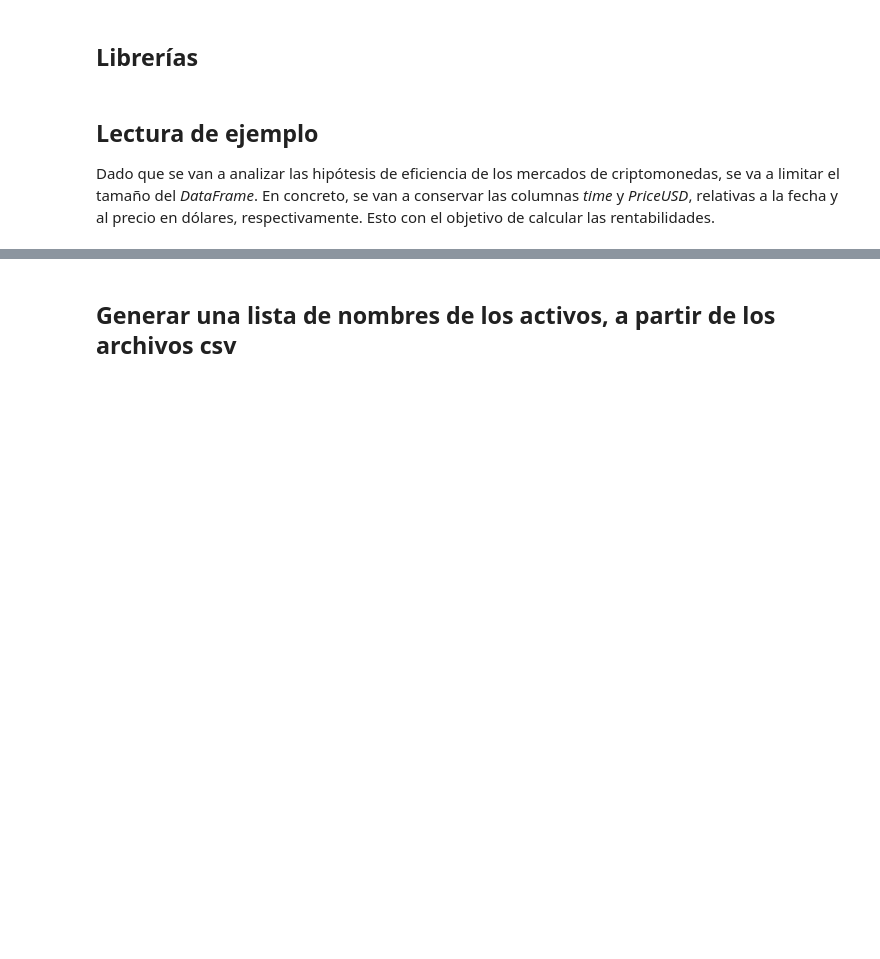
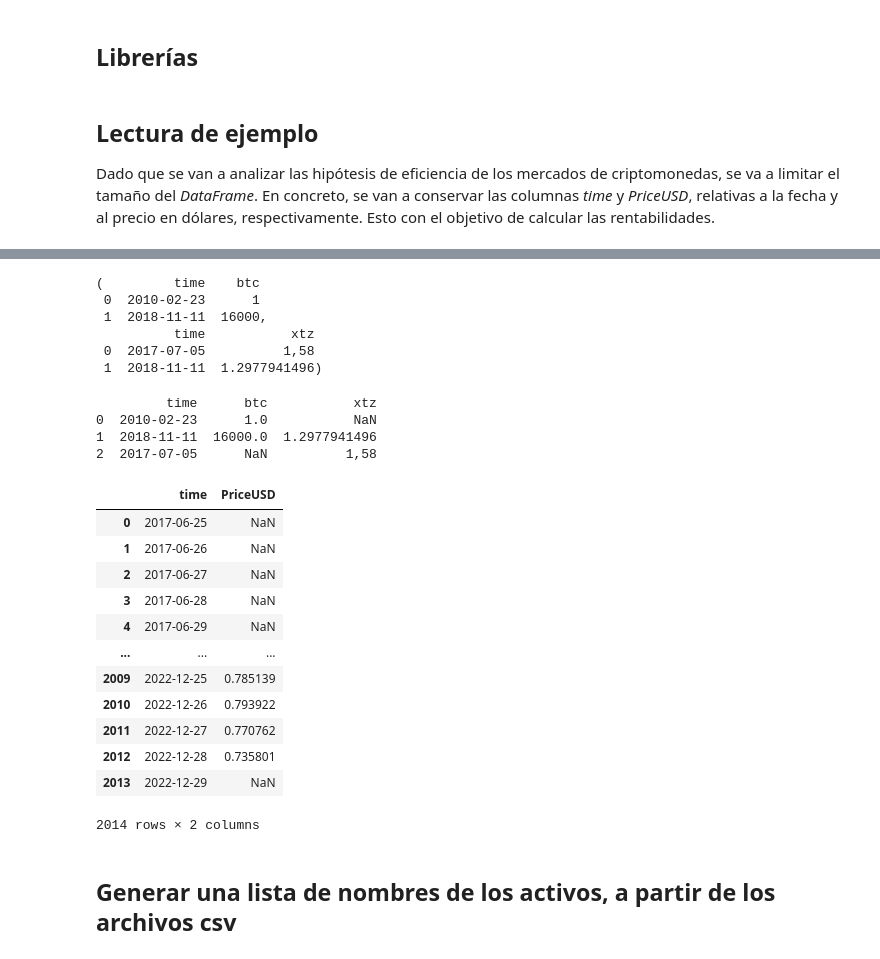
Before and after one commit to Filibustero/cryptocurrency-market-efficiency, a Jupyter notebook: Cryptocurrency Market Efficiency.ipynb, the cells around one changed output, grey strips where cells are left out. Cells and saved outputs as stored; diff of their text form; code cells hidden in the pictures; blank space fills up the shorter version.

```diff
--- a/Cryptocurrency Market Efficiency.ipynb
+++ b/Cryptocurrency Market Efficiency.ipynb
@@ -37,3 +37,48 @@ BTC
+# %%
+# Leer los dos archivos CSV
+df1 = pd.read_csv("/home/filibustero/Documentos/TFM/cryptocurrency-market-efficiency-1/Untitled1.csv", sep = ",")
+df2 = pd.read_csv("/home/filibustero/Documentos/TFM/cryptocurrency-market-efficiency-1/Untitled2.csv", sep = ",")
+
+df1, df2
+# %% [output]
+(         time    btc
+ 0  2010-02-23      1
+ 1  2018-11-11  16000,
+          time           xtz
+ 0  2017-07-05          1,58
+ 1  2018-11-11  1.2977941496)
+# %%
+# Concatenar los dos dataframes en uno solo
+result = pd.merge(df1, df2, on="time", how="outer", suffixes=("btc", "xtz"))
+
+# Mostrar el dataframe final
+print(result)
+# %% [output]
+         time      btc           xtz
+0  2010-02-23      1.0           NaN
+1  2018-11-11  16000.0  1.2977941496
+2  2017-07-05      NaN          1,58
+# %%
+XTZ = pd.read_csv("csv221022/xtz.csv",
+                  sep = ",",
+                  header = 0,
+                  usecols = ["time","PriceUSD"],
+                  parse_dates= ["time"])
+XTZ
+# %% [output]
+|  | time | PriceUSD |
+| 0 | 2017-06-25 | NaN |
+| 1 | 2017-06-26 | NaN |
+| 2 | 2017-06-27 | NaN |
+| 3 | 2017-06-28 | NaN |
+| 4 | 2017-06-29 | NaN |
+| ... | ... | ... |
+| 2009 | 2022-12-25 | 0.785139 |
+| 2010 | 2022-12-26 | 0.793922 |
+| 2011 | 2022-12-27 | 0.770762 |
+| 2012 | 2022-12-28 | 0.735801 |
+| 2013 | 2022-12-29 | NaN |
+2014 rows × 2 columns
 # %% [markdown]
 ## Generar una lista de nombres de los activos, a partir de los archivos csv
 # %%
```
Also changed, not shown: parts of 14 cells of this notebook, 1 other file.
